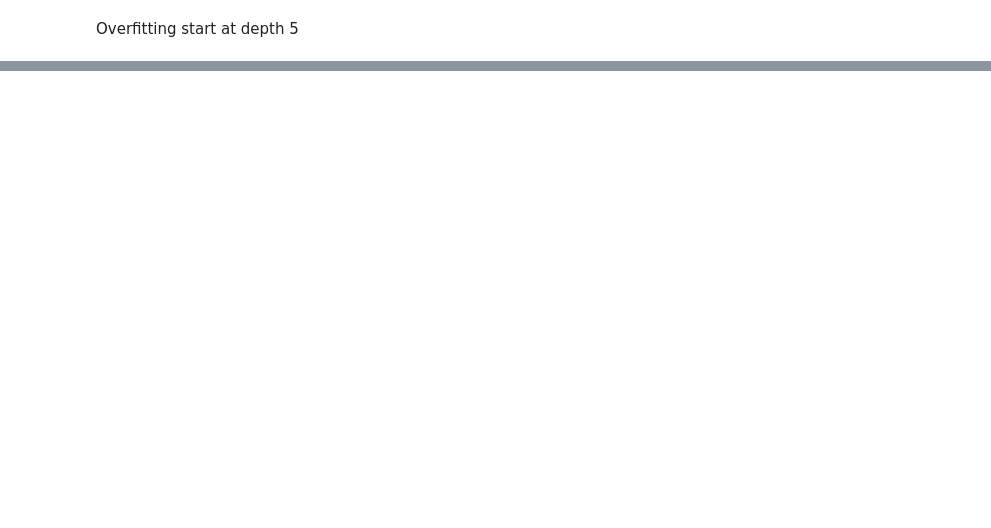
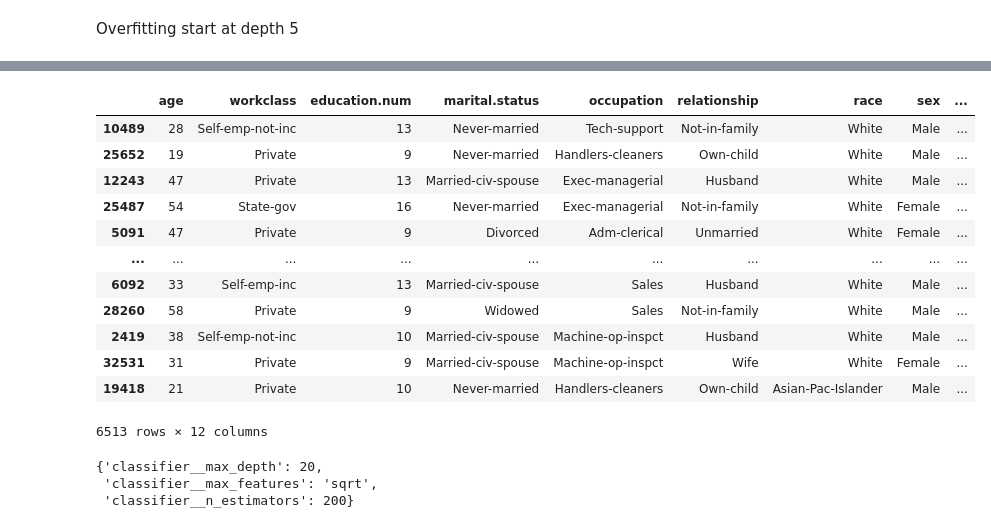
Before and after one commit to Redcoder815/Machine_learning_phitron, a Jupyter notebook: 53DecisionTreeAndRandomForestPracticeLastFive.ipynb, the cells around one changed output, grey strips where cells are left out. Drawn from its saved outputs; the diff is of its cells as text; code cells hidden in the pictures; blank space fills up the shorter version.

```diff
--- a/53DecisionTreeAndRandomForestPracticeLastFive.ipynb
+++ b/53DecisionTreeAndRandomForestPracticeLastFive.ipynb
@@ -230,0 +274,5 @@ Overfitting start at depth 5
+# %%
+X = df.drop('income', axis=1)
+y = df['income']
+# %%
+y = y.str.contains('>').astype(int)
@@ -230,0 +296,2 @@ Overfitting start at depth 5
+# %%
+X_train, X_test, y_train, y_test = train_test_split(X, y, test_size=0.2, random_state=42, stratify=y)
@@ -230,0 +414,22 @@ Overfitting start at depth 5
+# %%
+X_test
+# %% [output]
+|  | age | workclass | education.num | marital.status | occupation | relationship | race | sex | ... |
+| 10489 | 28 | Self-emp-not-inc | 13 | Never-married | Tech-support | Not-in-family | White | Male | ... |
+| 25652 | 19 | Private | 9 | Never-married | Handlers-cleaners | Own-child | White | Male | ... |
+| 12243 | 47 | Private | 13 | Married-civ-spouse | Exec-managerial | Husband | White | Male | ... |
+| 25487 | 54 | State-gov | 16 | Never-married | Exec-managerial | Not-in-family | White | Female | ... |
+| 5091 | 47 | Private | 9 | Divorced | Adm-clerical | Unmarried | White | Female | ... |
+| ... | ... | ... | ... | ... | ... | ... | ... | ... | ... |
+| 6092 | 33 | Self-emp-inc | 13 | Married-civ-spouse | Sales | Husband | White | Male | ... |
+| 28260 | 58 | Private | 9 | Widowed | Sales | Not-in-family | White | Male | ... |
+| 2419 | 38 | Self-emp-not-inc | 10 | Married-civ-spouse | Machine-op-inspct | Husband | White | Male | ... |
+| 32531 | 31 | Private | 9 | Married-civ-spouse | Machine-op-inspct | Wife | White | Female | ... |
+| 19418 | 21 | Private | 10 | Never-married | Handlers-cleaners | Own-child | Asian-Pac-Islander | Male | ... |
+6513 rows × 12 columns
+# %%
+grid_search_RF.best_params_
+# %% [output]
+{'classifier__max_depth': 20,
+ 'classifier__max_features': 'sqrt',
+ 'classifier__n_estimators': 200}
```
Also changed, not shown: parts of 22 cells of this notebook.
